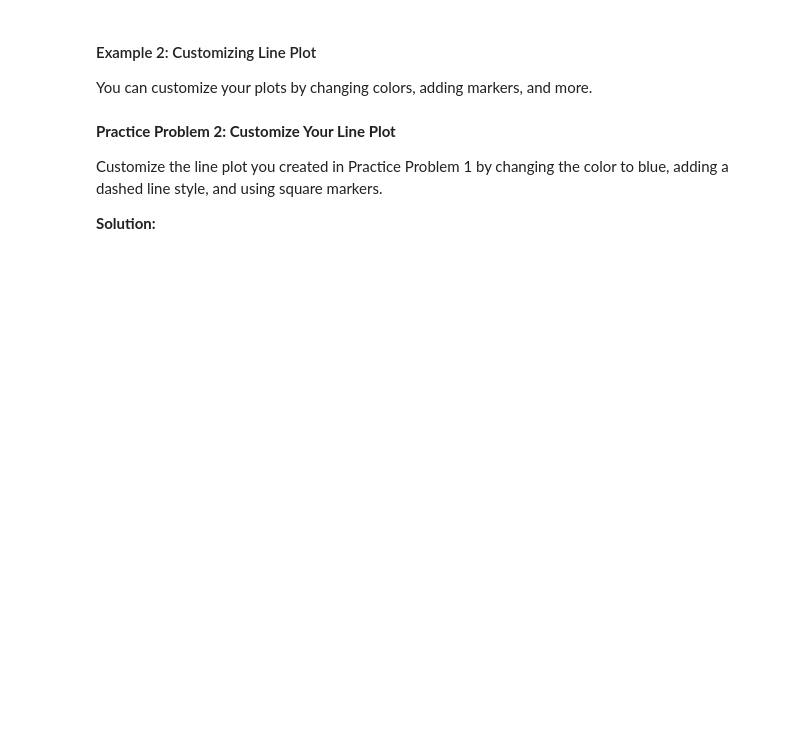
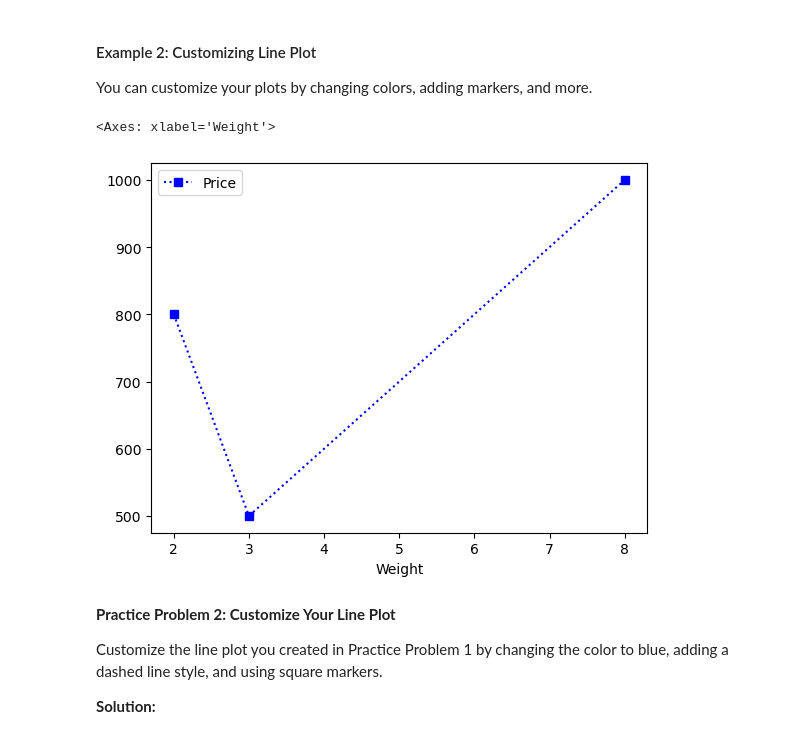
Before and after one commit to idontwantausername94/CFR-2025, a Jupyter notebook: Python/Session 10 - Plotting and Visualization of DataFrames.ipynb, the cells around one changed output. Cells and saved outputs as stored; diff of their text form; code cells hidden in the pictures; blank space fills up the shorter version.

```diff
--- a/Python/Session 10 - Plotting and Visualization of DataFrames.ipynb
+++ b/Python/Session 10 - Plotting and Visualization of DataFrames.ipynb
@@ -41,6 +89,12 @@ Create a line plot for the 'Quantity' vs 'Product' data in the DataFrame.
 #### Example 2: Customizing Line Plot
 
 You can customize your plots by changing colors, adding markers, and more.
+# %%
+
+df1.plot(x="Weight", y="Price", kind="line", color="blue", linestyle=":", marker="s")
+# %% [output]
+<Axes: xlabel='Weight'>
+[figure, added]
 # %% [markdown]
 **Practice Problem 2: Customize Your Line Plot**
 
```
Also changed, not shown: parts of 11 cells of this notebook, 2 other files.
